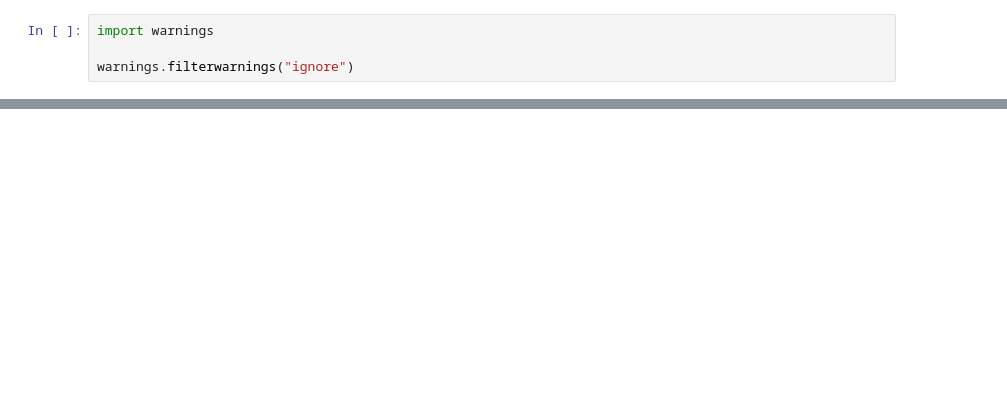
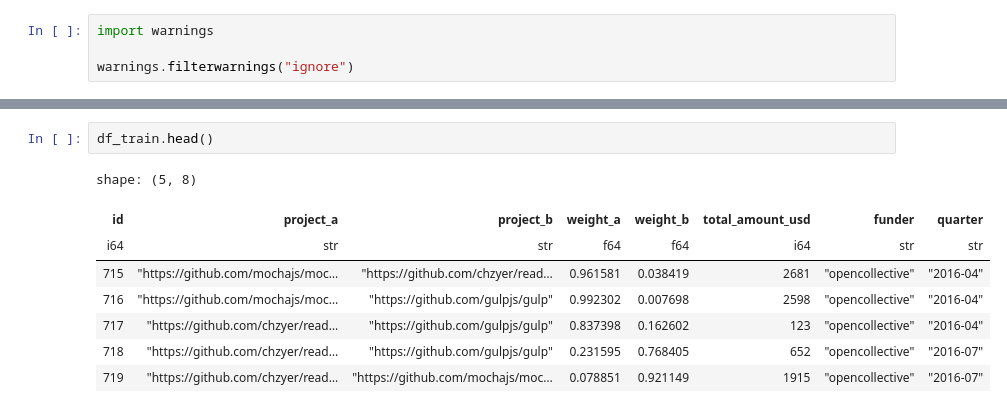
Before and after one commit to davidgasquez/predictive-funding-challenge, a Jupyter notebook: notebooks/pond.ipynb, the cells around one changed output, grey strips where cells are left out. Drawn from its saved outputs; the diff is of its cells as text; blank space fills up the shorter version.

```diff
--- a/notebooks/pond.ipynb
+++ b/notebooks/pond.ipynb
@@ -62,0 +10,11 @@ print(f"Nested CV Accuracy: {np.mean(nested_scores):.4f} ± {np.std(nested_score
+# %%
+df_train.head()
+# %% [output]
+shape: (5, 8)
+| id | project_a | project_b | weight_a | weight_b | total_amount_usd | funder | quarter |
+| i64 | str | str | f64 | f64 | i64 | str | str |
+| 715 | "https://github.com/mochajs/moc… | "https://github.com/chzyer/read… | 0.961581 | 0.038419 | 2681 | "opencollective" | "2016-04" |
+| 716 | "https://github.com/mochajs/moc… | "https://github.com/gulpjs/gulp" | 0.992302 | 0.007698 | 2598 | "opencollective" | "2016-04" |
+| 717 | "https://github.com/chzyer/read… | "https://github.com/gulpjs/gulp" | 0.837398 | 0.162602 | 123 | "opencollective" | "2016-04" |
+| 718 | "https://github.com/chzyer/read… | "https://github.com/gulpjs/gulp" | 0.231595 | 0.768405 | 652 | "opencollective" | "2016-07" |
+| 719 | "https://github.com/chzyer/read… | "https://github.com/mochajs/moc… | 0.078851 | 0.921149 | 1915 | "opencollective" | "2016-07" |
```
Also changed, not shown: parts of 8 cells of this notebook, 1 other file.
